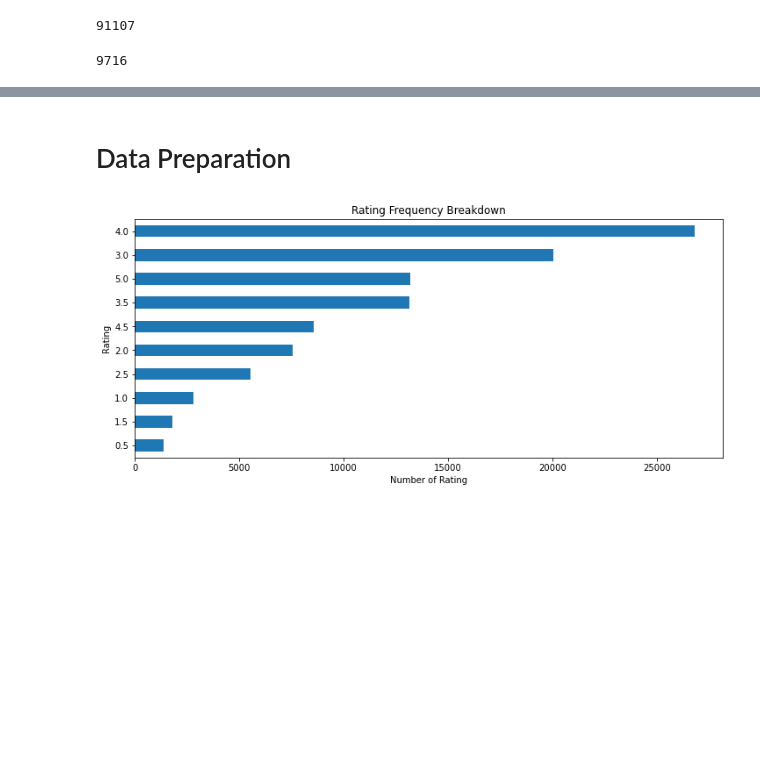
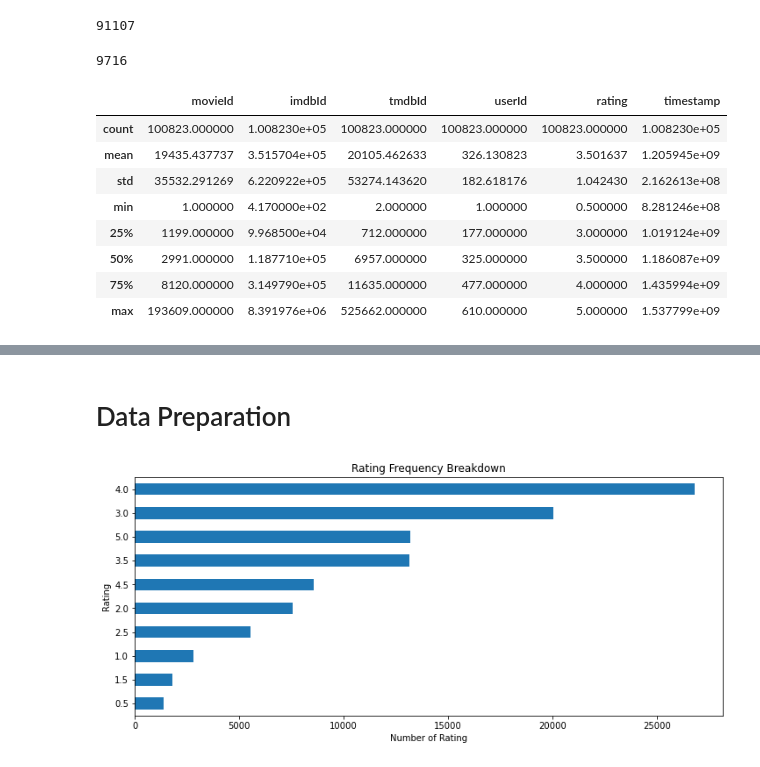
Before and after one commit to seanconlon29/Microsofts-Launch-into-Streaming, a Jupyter notebook: Vinnie-nb.ipynb, the cells around one changed output, grey strips where cells are left out. Cells and saved outputs as stored; diff of their text form; code cells hidden in the pictures; blank space fills up the shorter version.

```diff
--- a/Vinnie-nb.ipynb
+++ b/Vinnie-nb.ipynb
@@ -252,6 +252,18 @@ dfm2['movieId'].duplicated().sum()
 print(len(dfm2['movieId']) - dfm2['movieId'].duplicated().sum())
 # %% [output]
 9716
+# %%
+dfm2.describe()
+# %% [output]
+|  | movieId | imdbId | tmdbId | userId | rating | timestamp |
+| count | 100823.000000 | 1.008230e+05 | 100823.000000 | 100823.000000 | 100823.000000 | 1.008230e+05 |
+| mean | 19435.437737 | 3.515704e+05 | 20105.462633 | 326.130823 | 3.501637 | 1.205945e+09 |
+| std | 35532.291269 | 6.220922e+05 | 53274.143620 | 182.618176 | 1.042430 | 2.162613e+08 |
+| min | 1.000000 | 4.170000e+02 | 2.000000 | 1.000000 | 0.500000 | 8.281246e+08 |
+| 25% | 1199.000000 | 9.968500e+04 | 712.000000 | 177.000000 | 3.000000 | 1.019124e+09 |
+| 50% | 2991.000000 | 1.187710e+05 | 6957.000000 | 325.000000 | 3.500000 | 1.186087e+09 |
+| 75% | 8120.000000 | 3.149790e+05 | 11635.000000 | 477.000000 | 4.000000 | 1.435994e+09 |
+| max | 193609.000000 | 8.391976e+06 | 525662.000000 | 610.000000 | 5.000000 | 1.537799e+09 |
 # %%
 #dfm3 = dfm2.merge(df_tags, on='movieId')
 #dfm3.info()
```
Also changed, not shown: parts of 21 cells of this notebook, 1 other file.
